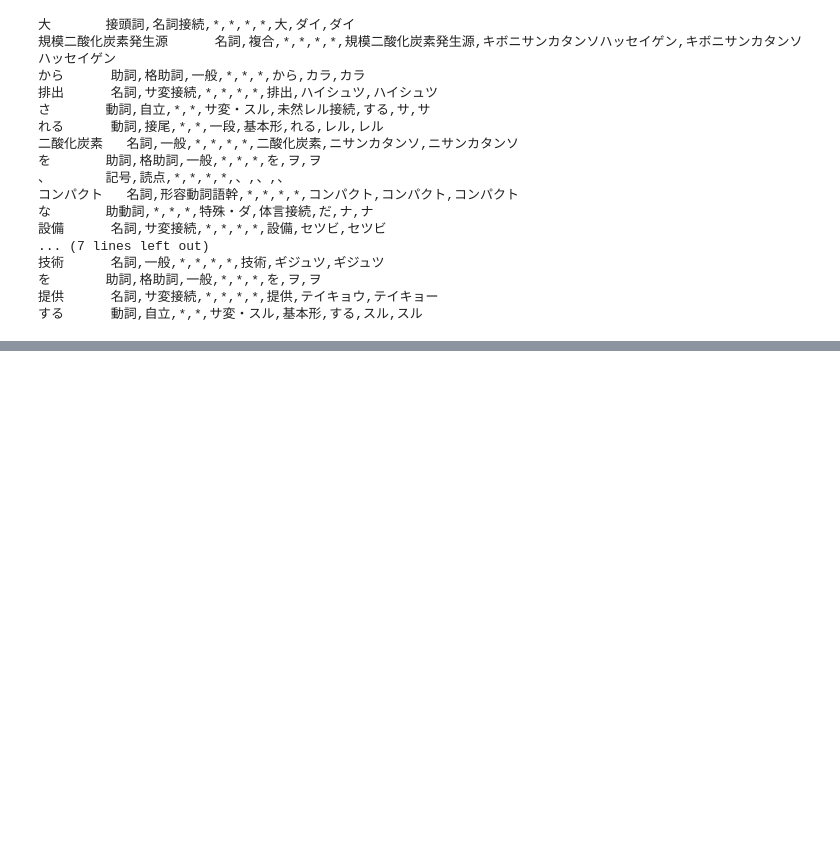
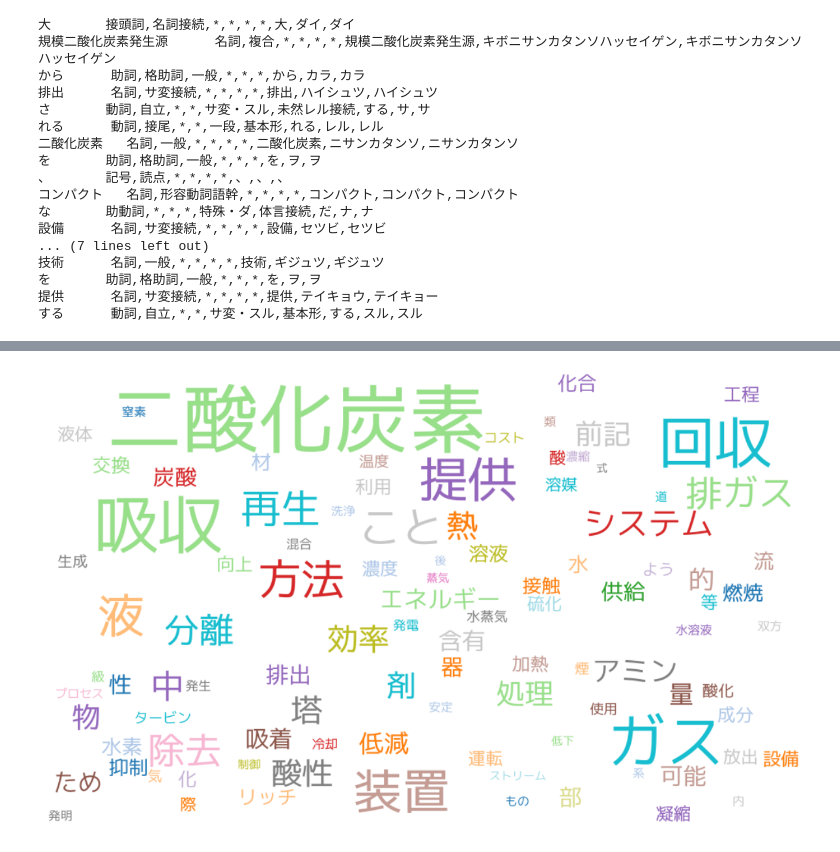
Before and after one commit to muratatk/-_CO2-_-_csv01, a Jupyter notebook: 自然言語処理_ならべる_Janome_特定品詞_02.ipynb, the cells around one changed output, grey strips where cells are left out. Drawn from its saved outputs; the diff is of its cells as text; code cells hidden in the pictures; blank space fills up the shorter version.

```diff
--- a/自然言語処理_ならべる_Janome_特定品詞_02.ipynb
+++ b/自然言語処理_ならべる_Janome_特定品詞_02.ipynb
@@ -322,0 +549,6 @@ for token in a.analyze(s):
+# %%
+#いよいよnlpolotにとりかかる
+
+
+df = pd.read_csv('/content/drive/MyDrive/Python_Content/output_kadai_All_naraberu_01.csv')
+df
@@ -322,0 +578,27 @@ for token in a.analyze(s):
+# %%
+import nlplot
+import matplotlib.pyplot as plt
+
+npt = nlplot.NLPlot(df, target_col='data')
+
+npt.wordcloud(
+    max_words=100,
+    max_font_size=100,
+    colormap='tab20_r',
+)
+
+fig_wc = npt.wordcloud(
+    width=1000,
+    height=600,
+    max_words=100,
+    max_font_size=100,
+    colormap='tab20_r',
+    mask_file=None,
+    save=False
+)
+plt.figure(figsize=(15, 25))
+plt.imshow(fig_wc, interpolation="bilinear")
+plt.axis("off")
+plt.show()
+# %% [output]
+[figure, added]
```
Also changed, not shown: parts of 19 cells of this notebook.
